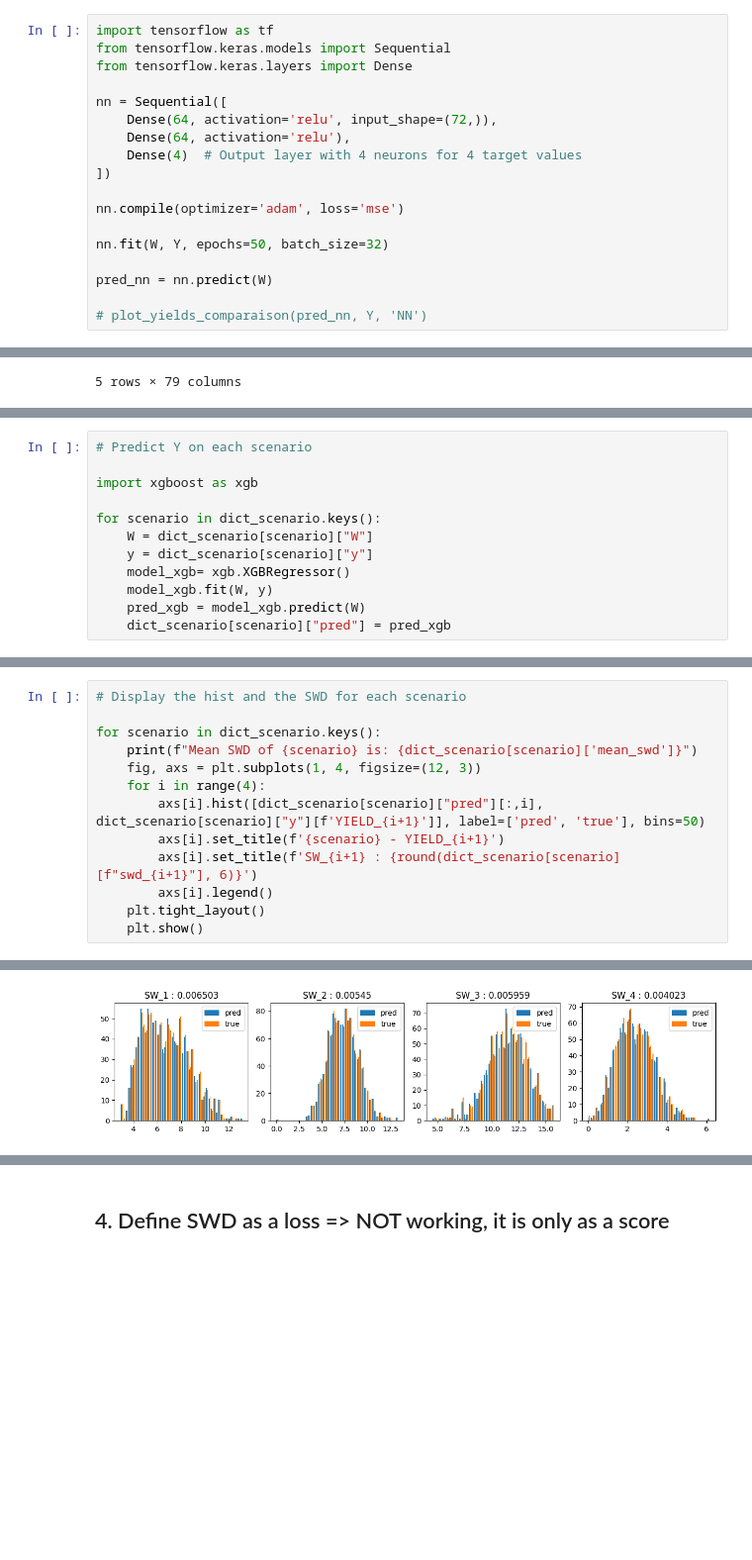
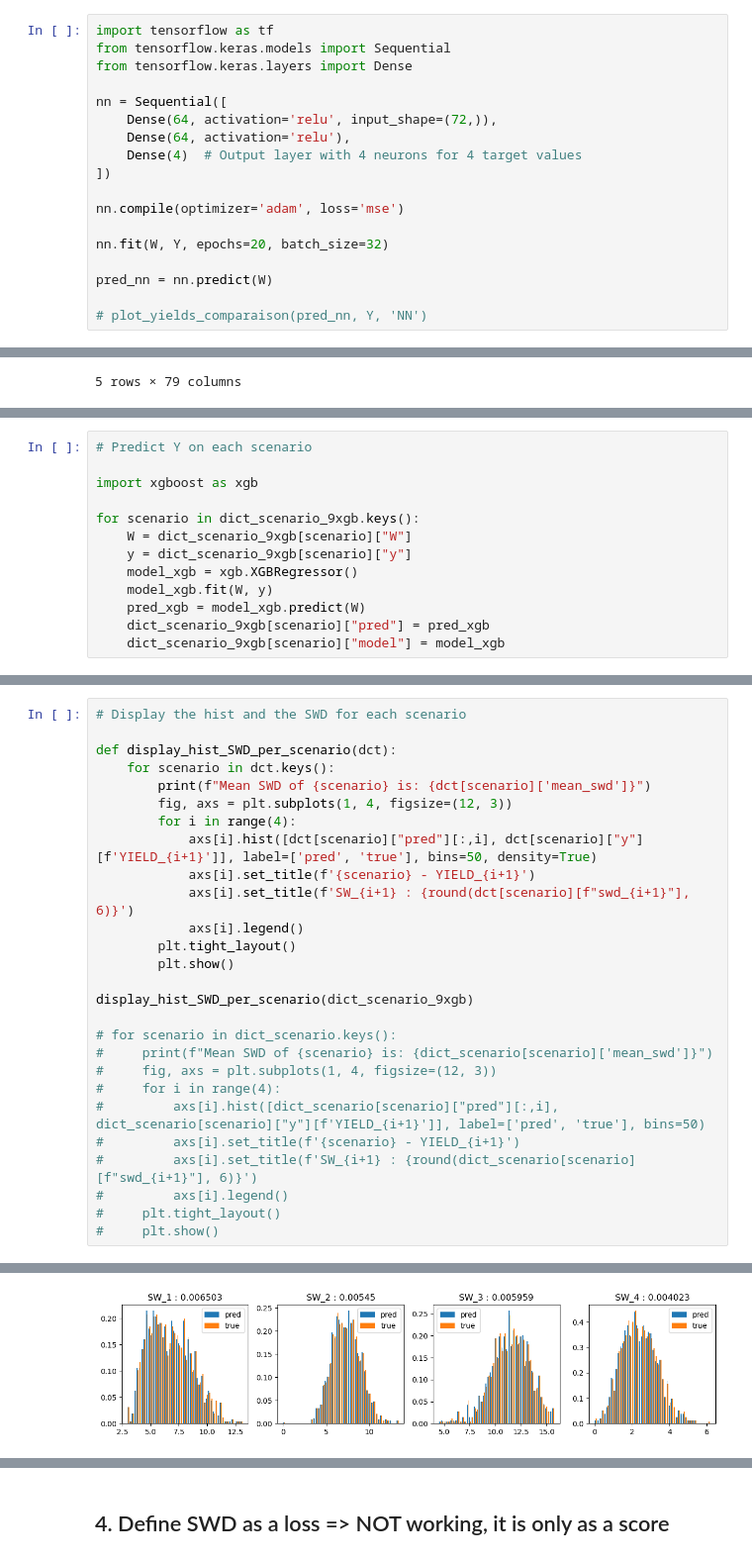
Before and after one commit to FrancoisLbrn/genhack3_crazy_farmers, a Jupyter notebook: notebooks/FL_part2.ipynb, the cells around one changed output, grey strips where cells are left out. Shown at 99% size. Saved outputs shown, nothing was run; the diff lists cells and outputs as text; blank space fills up the shorter version.

```diff
--- a/notebooks/FL_part2.ipynb
+++ b/notebooks/FL_part2.ipynb
@@ -366,7 +362,7 @@ nn = Sequential([
 
 nn.compile(optimizer='adam', loss='mse')
 
-nn.fit(W, Y, epochs=50, batch_size=32)
+nn.fit(W, Y, epochs=20, batch_size=32)
 
 pred_nn = nn.predict(W)
 
@@ -446,10 +470,11 @@ for scenario in range(1, 10):
 
 import xgboost as xgb
 
-for scenario in dict_scenario.keys():
-    W = dict_scenario[scenario]["W"]
-    y = dict_scenario[scenario]["y"]
-    model_xgb= xgb.XGBRegressor()
+for scenario in dict_scenario_9xgb.keys():
+    W = dict_scenario_9xgb[scenario]["W"]
+    y = dict_scenario_9xgb[scenario]["y"]
+    model_xgb = xgb.XGBRegressor()
     model_xgb.fit(W, y)
     pred_xgb = model_xgb.predict(W)
-    dict_scenario[scenario]["pred"] = pred_xgb
+    dict_scenario_9xgb[scenario]["pred"] = pred_xgb
+    dict_scenario_9xgb[scenario]["model"] = model_xgb
@@ -474,14 +512,28 @@ for scenario in dict_scenario.keys():
 # %%
 # Display the hist and the SWD for each scenario
 
-for scenario in dict_scenario.keys():
-    print(f"Mean SWD of {scenario} is: {dict_scenario[scenario]['mean_swd']}")
-    fig, axs = plt.subplots(1, 4, figsize=(12, 3))
-    for i in range(4):
-        axs[i].hist([dict_scenario[scenario]["pred"][:,i], dict_scenario[scenario]["y"][f'YIELD_{i+1}']], label=['pred', 'true'], bins=50)
-        axs[i].set_title(f'{scenario} - YIELD_{i+1}')
-        axs[i].set_title(f'SW_{i+1} : {round(dict_scenario[scenario][f"swd_{i+1}"], 6)}')
-        axs[i].legend()
-    plt.tight_layout()
-    plt.show()
+def display_hist_SWD_per_scenario(dct):
+    for scenario in dct.keys():
+        print(f"Mean SWD of {scenario} is: {dct[scenario]['mean_swd']}")
+        fig, axs = plt.subplots(1, 4, figsize=(12, 3))
+        for i in range(4):
+            axs[i].hist([dct[scenario]["pred"][:,i], dct[scenario]["y"][f'YIELD_{i+1}']], label=['pred', 'true'], bins=50, density=True)
+            axs[i].set_title(f'{scenario} - YIELD_{i+1}')
+            axs[i].set_title(f'SW_{i+1} : {round(dct[scenario][f"swd_{i+1}"], 6)}')
+            axs[i].legend()
+        plt.tight_layout()
+        plt.show()
+
+display_hist_SWD_per_scenario(dict_scenario_9xgb)
+
+# for scenario in dict_scenario.keys():
+#     print(f"Mean SWD of {scenario} is: {dict_scenario[scenario]['mean_swd']}")
+#     fig, axs = plt.subplots(1, 4, figsize=(12, 3))
+#     for i in range(4):
+#         axs[i].hist([dict_scenario[scenario]["pred"][:,i], dict_scenario[scenario]["y"][f'YIELD_{i+1}']], label=['pred', 'true'], bins=50)
+#         axs[i].set_title(f'{scenario} - YIELD_{i+1}')
+#         axs[i].set_title(f'SW_{i+1} : {round(dict_scenario[scenario][f"swd_{i+1}"], 6)}')
+#         axs[i].legend()
+#     plt.tight_layout()
+#     plt.show()
 # %% [output]
@@ -497 +549 @@ Mean SWD of scenario_5 is: 0.005483593063886645
-[figure, old version]
+[figure, new version]
```
Also changed, not shown: parts of 46 cells of this notebook.
